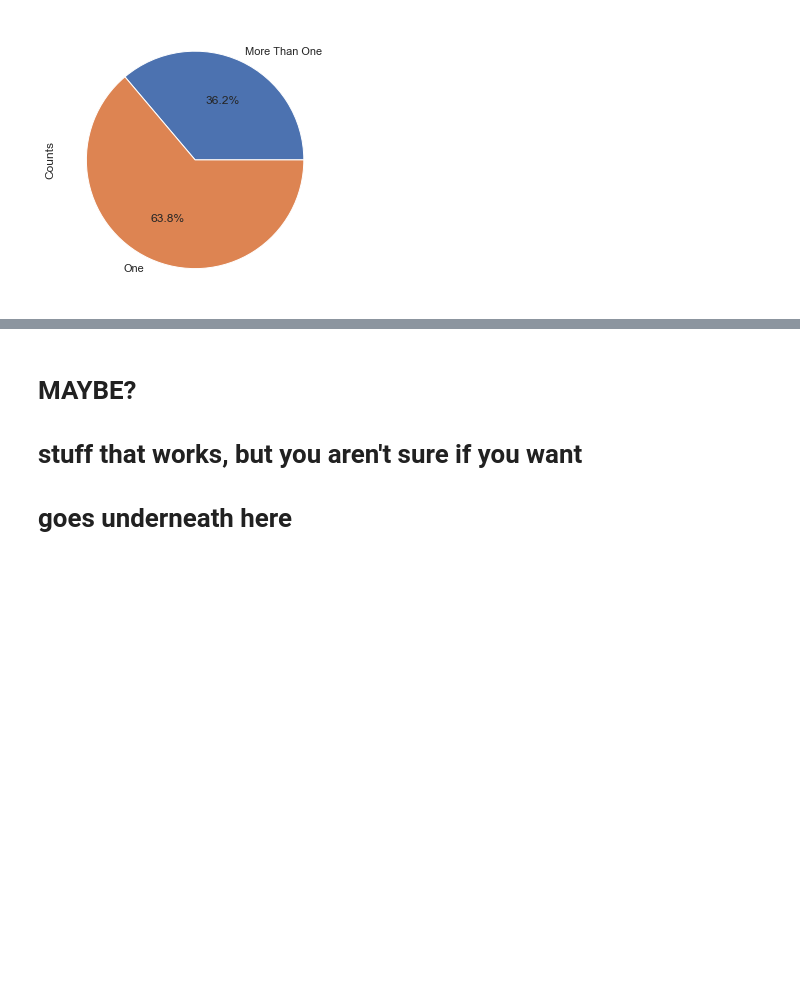
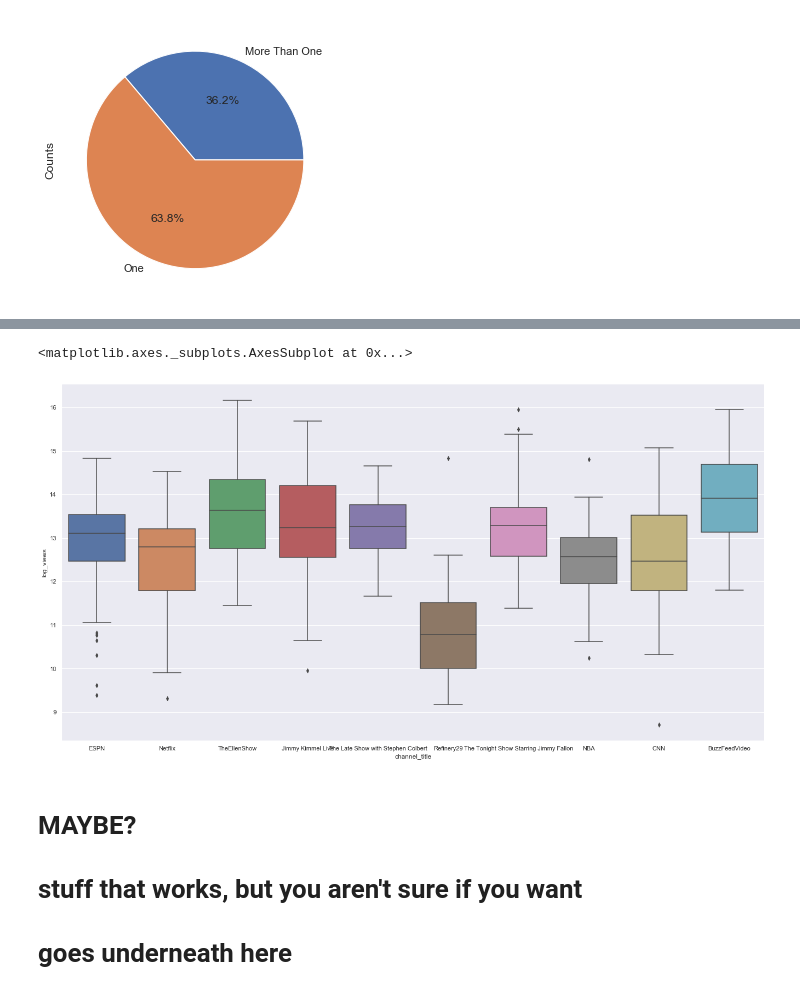
Before and after one commit to Carlene/youtube_trending, a Jupyter notebook: trending_creators.ipynb, the cells around one changed output, grey strips where cells are left out. Cells and saved outputs as stored; diff of their text form; code cells hidden in the pictures; blank space fills up the shorter version.

Commit message:
Added box plot for top 10 channels views across all videos

```diff
--- a/trending_creators.ipynb
+++ b/trending_creators.ipynb
@@ -14,6 +14,18 @@ import matplotlib.pyplot as plt
 # %%
 df = pd.read_csv('dataframe.csv')
 df_all_timestamps = pd.read_csv('dataframe_all_timestamps.csv')
+# %%
+# makes new columns by taking the logarithm of the views, likes,
+#dislikes and comment_count to compress the scale for easier graphing
+
+import numpy as np
+df.loc[:,'log_views'] = np.log(df.loc[:,'views']+1)
+df.loc[:,'log_likes'] = np.log(df.loc[:,'likes']+1)
+df.loc[:,'log_dislikes'] = np.log(df.loc[:,'dislikes']+1)
+df.loc[:,'log_comment_count'] = np.log(df.loc[:,'comment_count']+1)
+
+#show all columns
+pd.set_option('display.max_columns', 100)
 # %%
 df.head()
 # %% [output]
@@ -104,8 +49,0 @@ channel_list
-# %%
-# top_channels_all = US_trending.isin(channel_list)
-# top_channels_all
-
-top_channels_all = df.loc[channel_list,:]
-top_channels_all
-
-# US_trending.channel_title.values
@@ -119,0 +89,3 @@ test_counts.plot.pie(y="Counts", figsize=(5, 5), autopct='%1.1f%%').get_legend()
+# %%
+top_channels_all = US_trending.query('channel_title == "ESPN" or channel_title == "TheEllenShow" or channel_title == "NBA" or channel_title == "The Late Show with Stephen Colbert" or channel_title == "Jimmy Kimmel Live" or channel_title == "CNN" or channel_title == "The Tonight Show Starring Jimmy Fallon" or channel_title == "Refinery29" or channel_title == "Netflix" or channel_title == "BuzzFeedVideo"')
+top_channels_all
@@ -120,3 +106,9 @@ test_counts.plot.pie(y="Counts", figsize=(5, 5), autopct='%1.1f%%').get_legend()
+# %%
+sns.set(rc={'figure.figsize':(23,12)})
+sns.boxplot(x="channel_title", y="log_views", data=top_channels_all)
+# %% [output]
+<matplotlib.axes._subplots.AxesSubplot at 0x...>
+[figure, added]
 # %% [markdown]
 #  MAYBE?
 # stuff that works, but you aren't sure if you want
```
Also changed, not shown: parts of 8 cells of this notebook.
